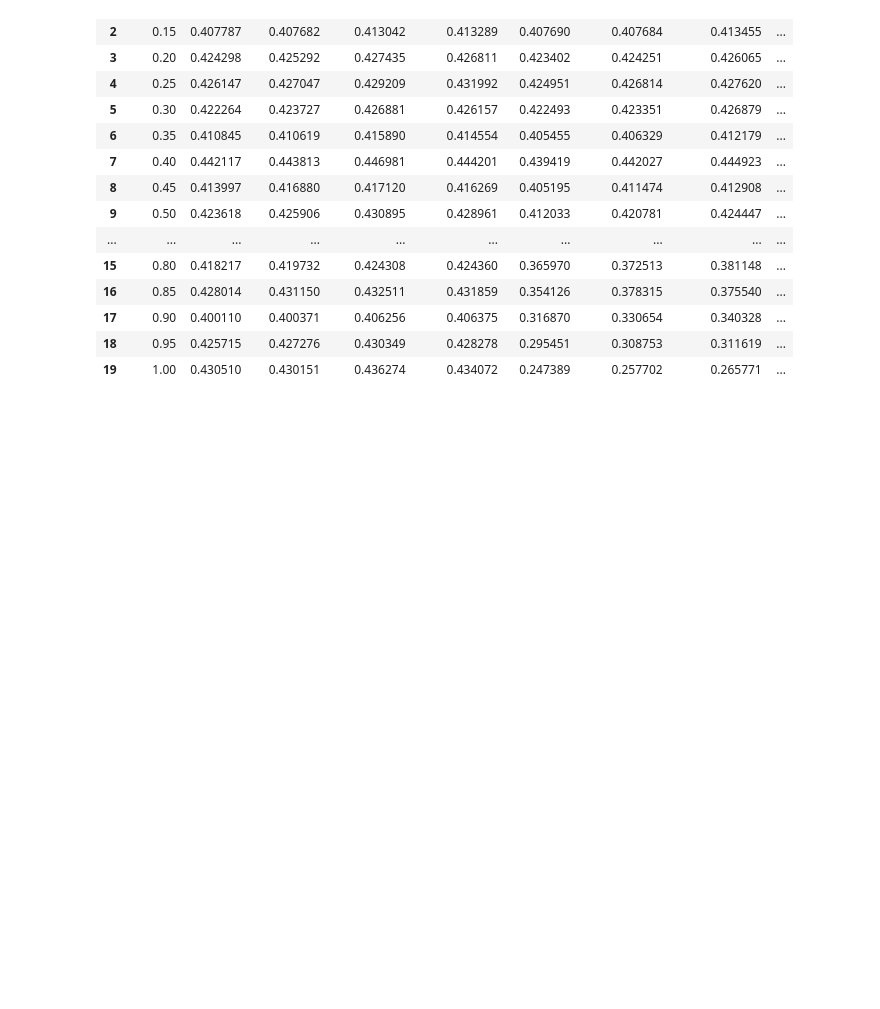
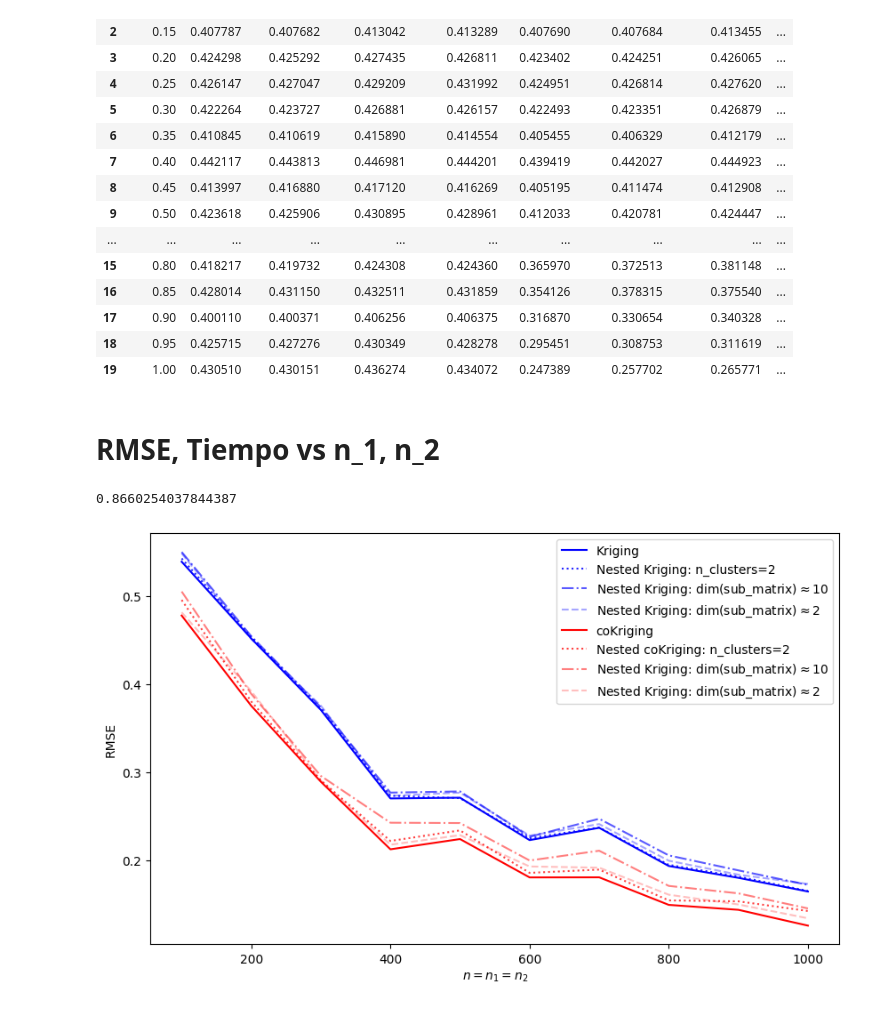
Before and after one commit to AlejandroVillazonG/NestedCoKriging, a Jupyter notebook: 4 nestedCoKriging.ipynb, the cells around one changed output. Drawn from its saved outputs; the diff is of its cells as text; code cells hidden in the pictures; blank space fills up the shorter version.

Commit message:
n vs time, rmse models

```diff
--- a/4 nestedCoKriging.ipynb
+++ b/4 nestedCoKriging.ipynb
@@ -666,3 +666,20 @@ df
 | 19 | 1.00 | 0.430510 | 0.430151 | 0.436274 | 0.434072 | 0.247389 | 0.257702 | 0.265771 | ... |
 # %%
 df.to_csv(r'D:\Aleja\OneDrive - Universidad Técnica Federico Santa María\Material universidad\0 Tesís\rhos_12_vs_rmse_models.csv', index=False, sep=';')
+# %% [markdown]
+# RMSE, Tiempo vs n_1, n_2
+# %%
+# Parameters fixed
+d = 2
+sup = 20
+
+nu_1 = 3/2
+theta_1 = 1
+nu_2 = 1/2
+theta_2 = 1
+nu_12 = ( nu_1 + nu_2 ) / 2
+theta_12 = min(theta_1, theta_2)
+rho_12 = (theta_12**2/(theta_1*theta_2))**(d/2) * ( gamma(nu_1+d/2)*gamma(nu_2+d/2) / (gamma(nu_1)*gamma(nu_2)) )**(1/2) * gamma(nu_12)/gamma(nu_12+d/2)
+rho_12
+# %% [output]
+0.8660254037844387
@@ -668,0 +766,17 @@ df.to_csv(r'D:\Aleja\OneDrive - Universidad Técnica Federico Santa María\Mater
+# %%
+plt.figure(figsize=(10, 6))
+
+plt.plot(ns, RMSEs_K, label='Kriging', c='b')
+plt.plot(ns, RMSEs_NK[:, 0], label='Nested Kriging: n_clusters=2', ls=':', c='b', alpha=.85)
+plt.plot(ns, RMSEs_NK[:, 1], label=r'Nested Kriging: dim(sub_matrix)$\approx$10', ls='-.', c='b', alpha=.65)
+plt.plot(ns, RMSEs_NK[:, 2], label=r'Nested Kriging: dim(sub_matrix)$\approx$2', ls='--', c='b', alpha=.35)
+
+plt.plot(ns, RMSEs_coK, label='coKriging', c='r')
+plt.plot(ns, RMSEs_NcoK[:, 0], label='Nested coKriging: n_clusters=2', ls=':', c='r', alpha=.75)
+plt.plot(ns, RMSEs_NcoK[:, 1], label=r'Nested Kriging: dim(sub_matrix)$\approx$10', ls='-.', c='r', alpha=.5)
+plt.plot(ns, RMSEs_NcoK[:, 2], label=r'Nested Kriging: dim(sub_matrix)$\approx$2', ls='--', c='r', alpha=.25)
+
+plt.legend()
+plt.xlabel(r'$n = n_1 = n_2$'); plt.ylabel('RMSE');
+# %% [output]
+[figure, added]
```
Also changed, not shown: parts of 4 cells of this notebook, 1 other file.
